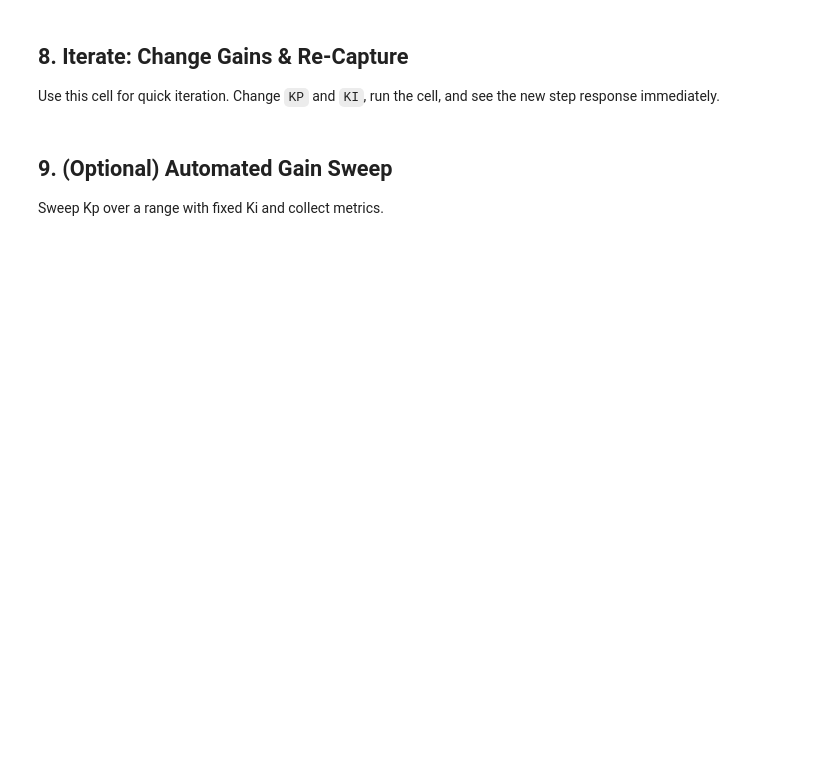
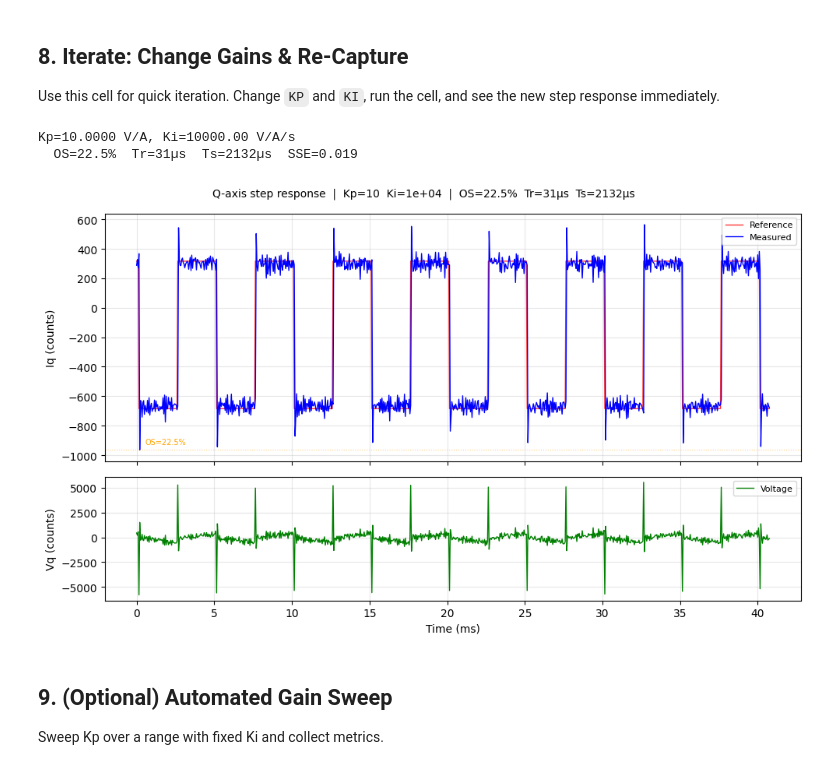
Before and after one commit to gmrozek-mchp/pyx2ctune, a Jupyter notebook: notebooks/current_loop_tuning.ipynb, the cells around one changed output. Cells and saved outputs as stored; diff of their text form; code cells hidden in the pictures; blank space fills up the shorter version.

```diff
--- a/notebooks/current_loop_tuning.ipynb
+++ b/notebooks/current_loop_tuning.ipynb
@@ -76,9 +90,13 @@ Adjust Kp and Ki here. Values are in engineering units (V/A and V/A/s).
 - Decreasing phase margin raises both Kp and Ki
 - Decreasing PI phase lag raises Kp, lowers Ki
 # %%
-# ── Adjust these gains ─────────────────────────────────────────────
-KP = 0.614   # V/A  (start with the motorBench default)
-KI = 1268.0  # V/A/s
+# ── Adjust these gains (initialized from step 3 readback) ─────────
+KP = gains.kp   # V/A
+KI = gains.ki   # V/A/s
+
+# Uncomment and modify to change gains:
+# KP = 0.614
+# KI = 1268.0
 
 result = session.current.set_gains(kp=KP, ki=KI)
 print(f"Set Kp = {result.kp:.4f} V/A  (counts={result.kp_counts}, Q{result.kp_shift})")
@@ -122,17 +152,21 @@ Use this cell for quick iteration. Change `KP` and `KI`, run the cell,
 and see the new step response immediately.
 # %%
 # ── Quick iteration cell ───────────────────────────────────────────
-KP = 4.487    # V/A   (try a higher-bandwidth setting)
-KI = 12168.0  # V/A/s
+KP = 10    # V/A   (try a higher-bandwidth setting)
+KI = 10000  # V/A/s
 
 session.current.set_gains(kp=KP, ki=KI)
 
 response = session.capture.capture_frame(timeout=10.0)
 metrics = compute_metrics(response)
 
 print(f"Kp={KP:.4f} V/A, Ki={KI:.2f} V/A/s")
 print(f"  OS={metrics.overshoot:.1%}  Tr={metrics.rise_time_us:.0f}\u00b5s  Ts={metrics.settling_time_us:.0f}\u00b5s  SSE={metrics.steady_state_error:.3f}")
-plot_step_response(response, metrics, show=True)
+plot_step_response(response, metrics, show=True);
+# %% [output]
+Kp=10.0000 V/A, Ki=10000.00 V/A/s
+  OS=22.5%  Tr=31µs  Ts=2132µs  SSE=0.019
+[figure, added]
 # %% [markdown]
 ## 9. (Optional) Automated Gain Sweep
 
```
Also changed, not shown: parts of 10 cells of this notebook, 6 other files.
